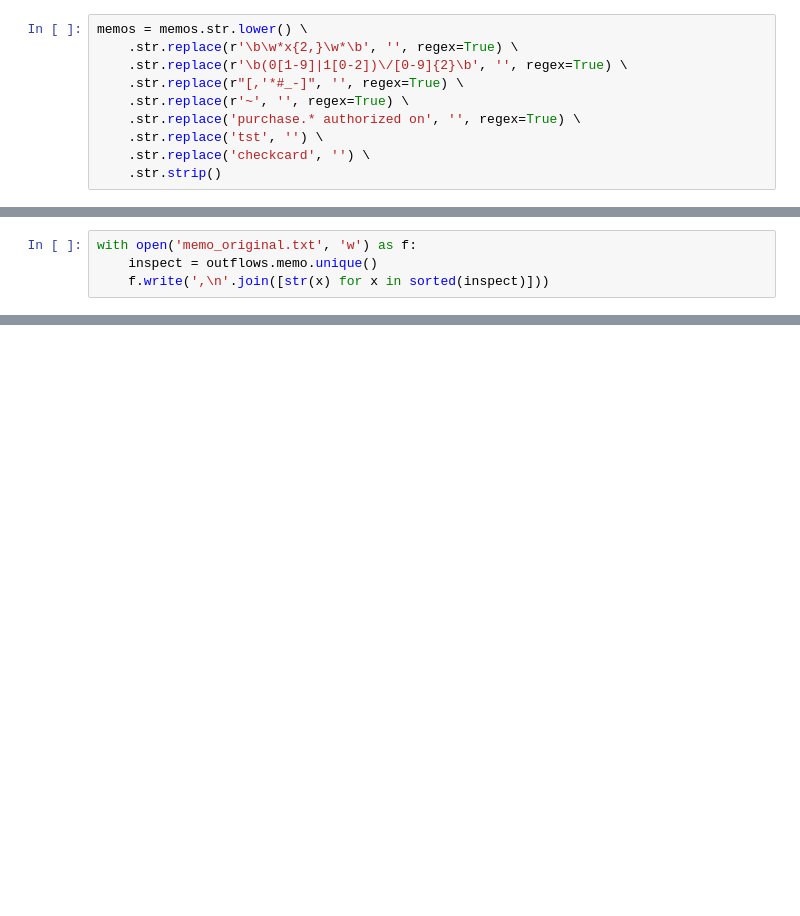
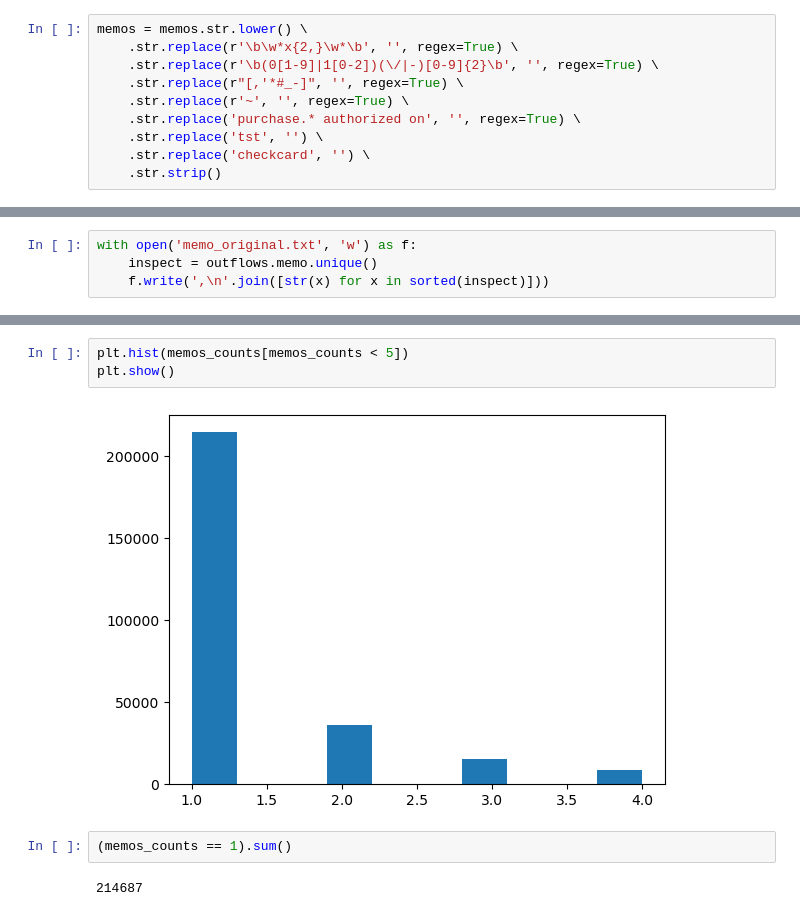
Before and after one commit to danielrmathew/prism-data-credit, a Jupyter notebook: drm_notebook.ipynb, the cells around one changed output, grey strips where cells are left out. Cells and saved outputs as stored; diff of their text form; blank space fills up the shorter version.

```diff
--- a/drm_notebook.ipynb
+++ b/drm_notebook.ipynb
@@ -138,7 +151,7 @@ memos = outflows.loc[~(outflows.memo == outflows.category), 'memo']
 # %%
 memos = memos.str.lower() \
     .str.replace(r'\b\w*x{2,}\w*\b', '', regex=True) \
-    .str.replace(r'\b(0[1-9]|1[0-2])\/[0-9]{2}\b', '', regex=True) \
+    .str.replace(r'\b(0[1-9]|1[0-2])(\/|-)[0-9]{2}\b', '', regex=True) \
     .str.replace(r"[,'*#_-]", '', regex=True) \
     .str.replace(r'~', '', regex=True) \
     .str.replace('purchase.* authorized on', '', regex=True) \
@@ -203,0 +254,9 @@ with open('memo_original.txt', 'w') as f:
+# %%
+plt.hist(memos_counts[memos_counts < 5])
+plt.show()
+# %% [output]
+[figure, added]
+# %%
+(memos_counts == 1).sum()
+# %% [output]
+214687
```
Also changed, not shown: parts of 16 cells of this notebook.
